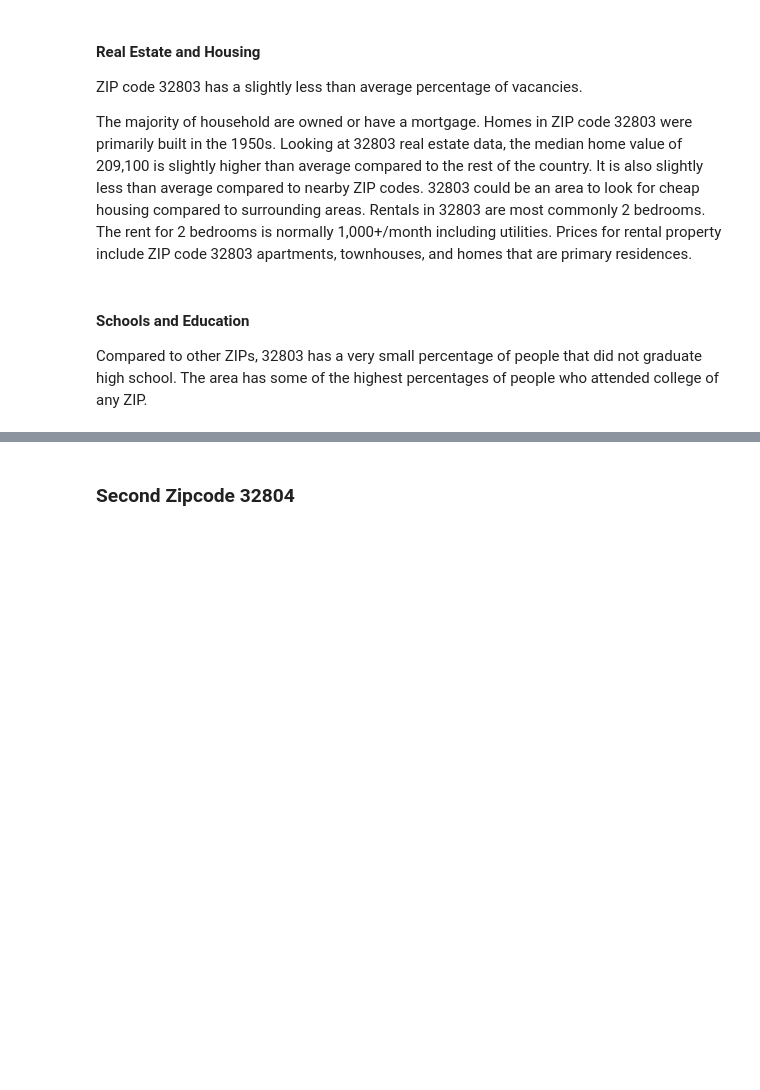
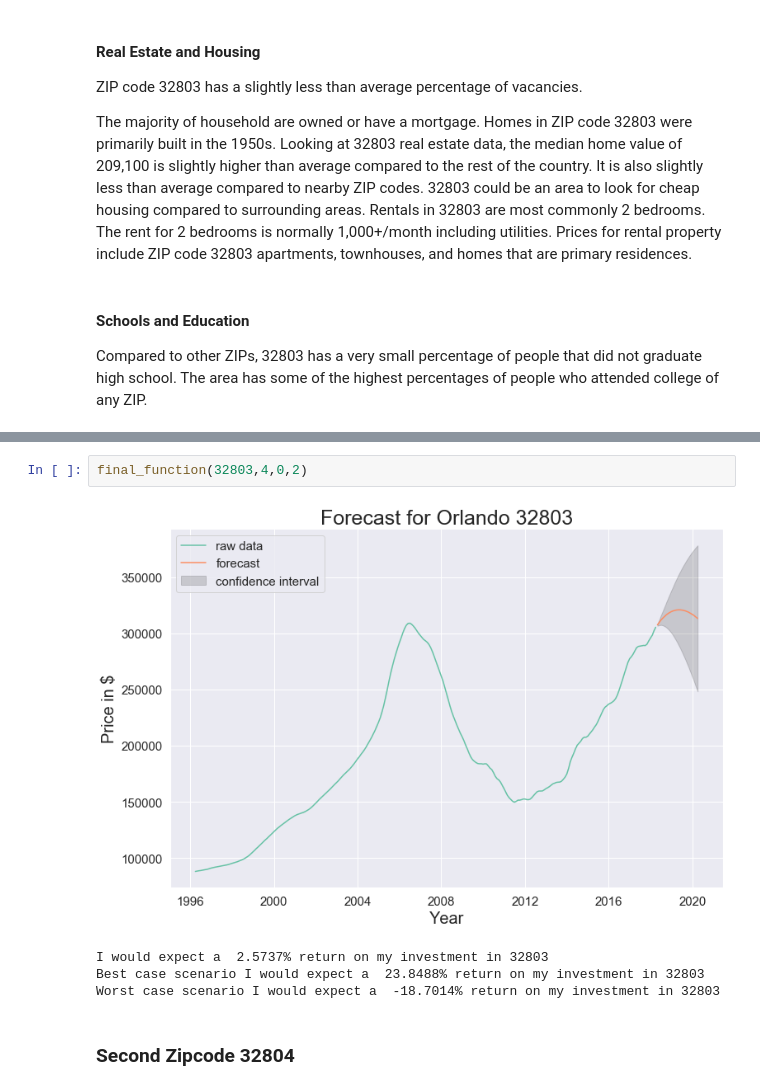
Before and after one commit to diegovallejossalas/Module__project, a Jupyter notebook: starter_notebook.ipynb, the cells around one changed output, grey strips where cells are left out. Drawn from its saved outputs; the diff is of its cells as text; blank space fills up the shorter version.

```diff
--- a/starter_notebook.ipynb
+++ b/starter_notebook.ipynb
@@ -536,3 +541,10 @@ Worst case scenario I would expect a  -18.7014% return on my investment in 32803
+# %%
+final_function(32803,4,0,2)
+# %% [output]
+[figure, added]
+I would expect a  2.5737% return on my investment in 32803
+Best case scenario I would expect a  23.8488% return on my investment in 32803
+Worst case scenario I would expect a  -18.7014% return on my investment in 32803
 # %% [markdown]
 ### Second Zipcode 32804
 # %% [markdown]
```
Also changed, not shown: parts of 138 cells of this notebook.
